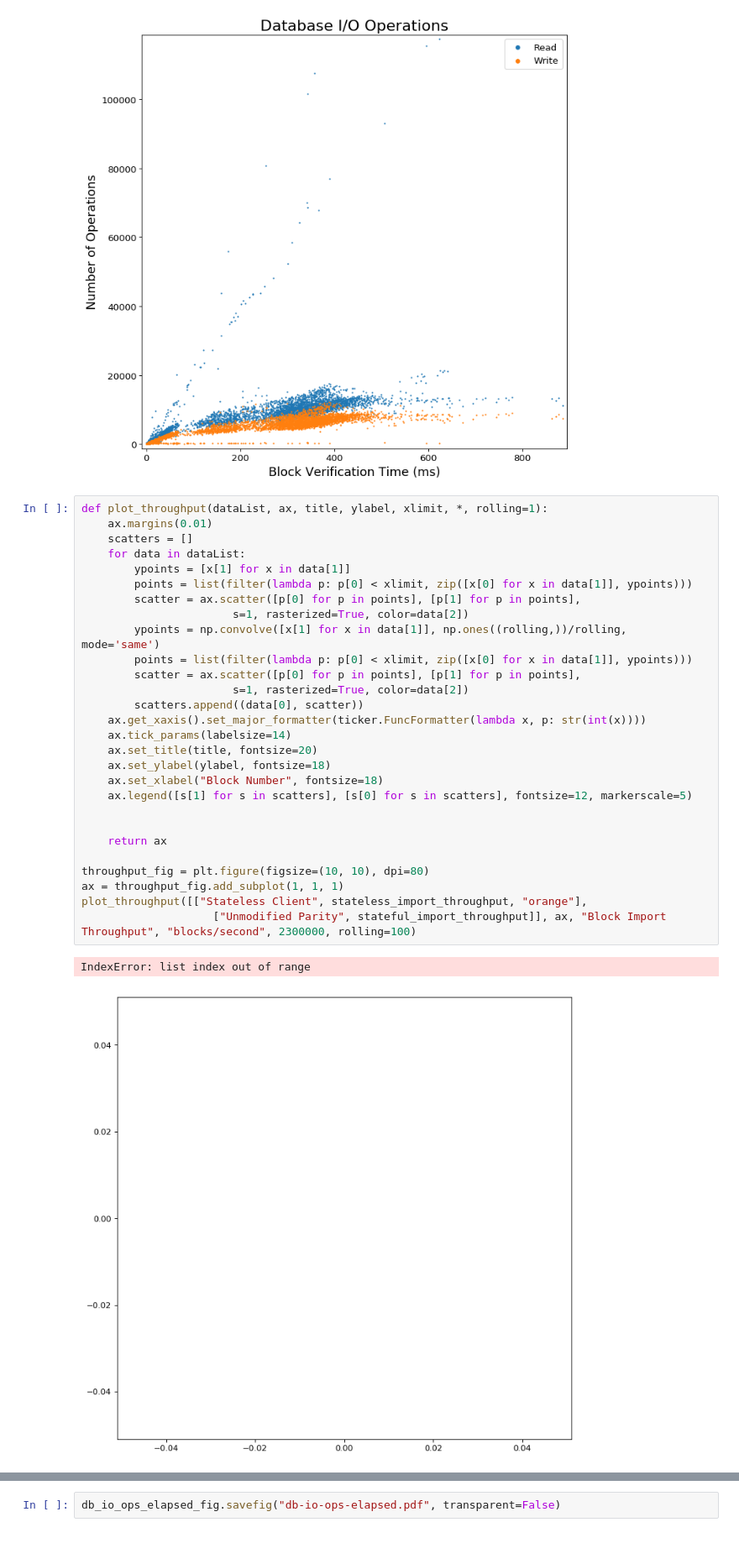
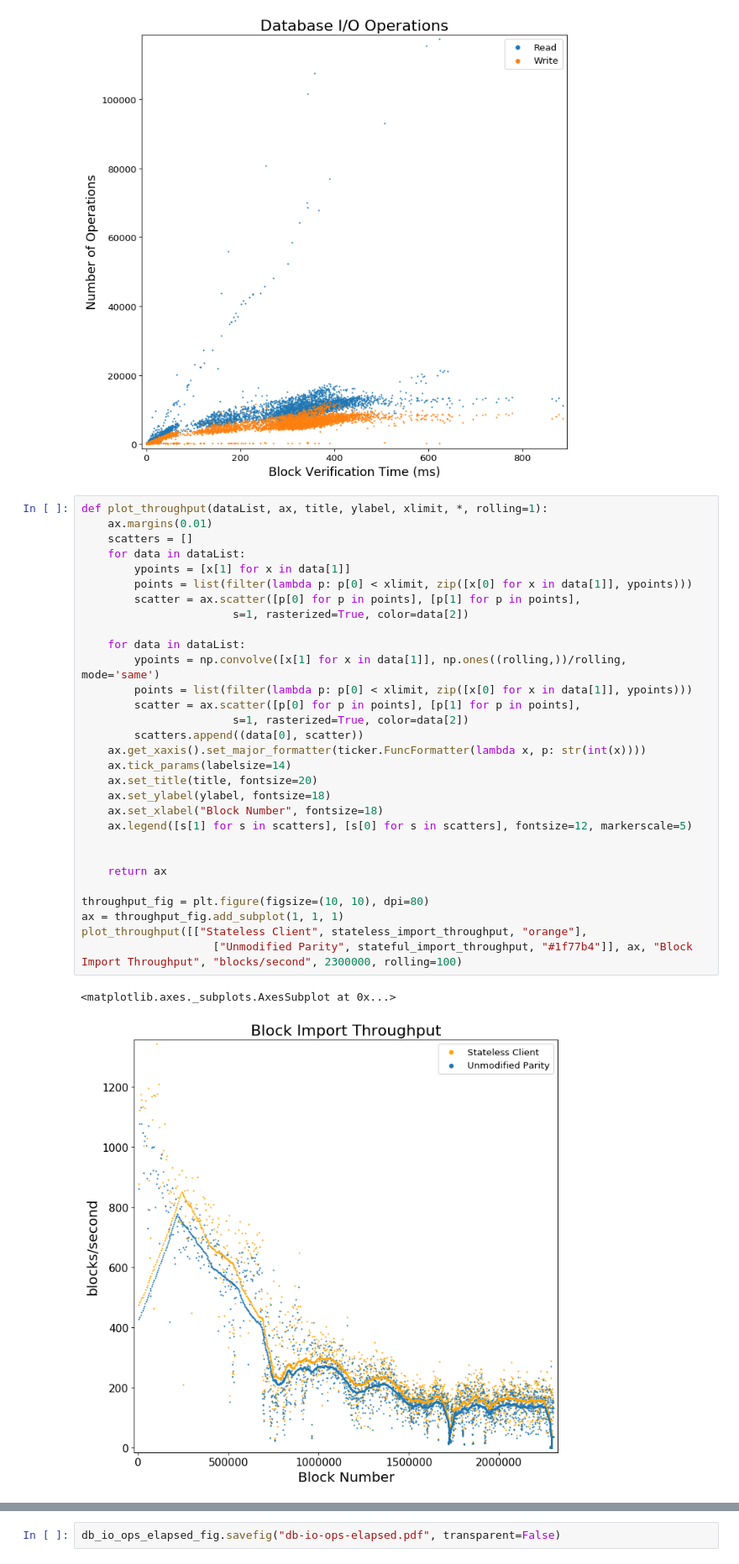
Before and after one commit to souvik1997/thesis, a Jupyter notebook: figures/results/graphs/background/Plots.ipynb, the cells around one changed output, grey strips where cells are left out. Shown at 84% size. Cells and saved outputs as stored; diff of their text form.

Commit message:
update plot

```diff
--- a/figures/results/graphs/background/Plots.ipynb
+++ b/figures/results/graphs/background/Plots.ipynb
@@ -242,34 +242,36 @@ plot_db_elapsed_stats(db_ops_elapsed, ax, "Database I/O Operations", "Number of
 # %%
 def plot_throughput(dataList, ax, title, ylabel, xlimit, *, rolling=1):
     ax.margins(0.01)
     scatters = []
     for data in dataList:
         ypoints = [x[1] for x in data[1]]
         points = list(filter(lambda p: p[0] < xlimit, zip([x[0] for x in data[1]], ypoints)))
         scatter = ax.scatter([p[0] for p in points], [p[1] for p in points],
                        s=1, rasterized=True, color=data[2])
+
+    for data in dataList:
         ypoints = np.convolve([x[1] for x in data[1]], np.ones((rolling,))/rolling, mode='same')
         points = list(filter(lambda p: p[0] < xlimit, zip([x[0] for x in data[1]], ypoints)))
         scatter = ax.scatter([p[0] for p in points], [p[1] for p in points],
                        s=1, rasterized=True, color=data[2])
         scatters.append((data[0], scatter))
     ax.get_xaxis().set_major_formatter(ticker.FuncFormatter(lambda x, p: str(int(x))))
     ax.tick_params(labelsize=14)
     ax.set_title(title, fontsize=20)
     ax.set_ylabel(ylabel, fontsize=18)
     ax.set_xlabel("Block Number", fontsize=18)
     ax.legend([s[1] for s in scatters], [s[0] for s in scatters], fontsize=12, markerscale=5)
 
 
     return ax
 
 throughput_fig = plt.figure(figsize=(10, 10), dpi=80)
 ax = throughput_fig.add_subplot(1, 1, 1)
 plot_throughput([["Stateless Client", stateless_import_throughput, "orange"],
-                    ["Unmodified Parity", stateful_import_throughput]], ax, "Block Import Throughput", "blocks/second", 2300000, rolling=100)
+                    ["Unmodified Parity", stateful_import_throughput, "#1f77b4"]], ax, "Block Import Throughput", "blocks/second", 2300000, rolling=100)
 # %% [output]
-IndexError: list index out of range
+<matplotlib.axes._subplots.AxesSubplot at 0x...>
-[figure, old version]
+[figure, new version]
 # %%
 if RELEASE_MODE:
     block_size_fig.savefig("block-size.pdf", transparent=False)
```
Also changed, not shown: 1 other file.
